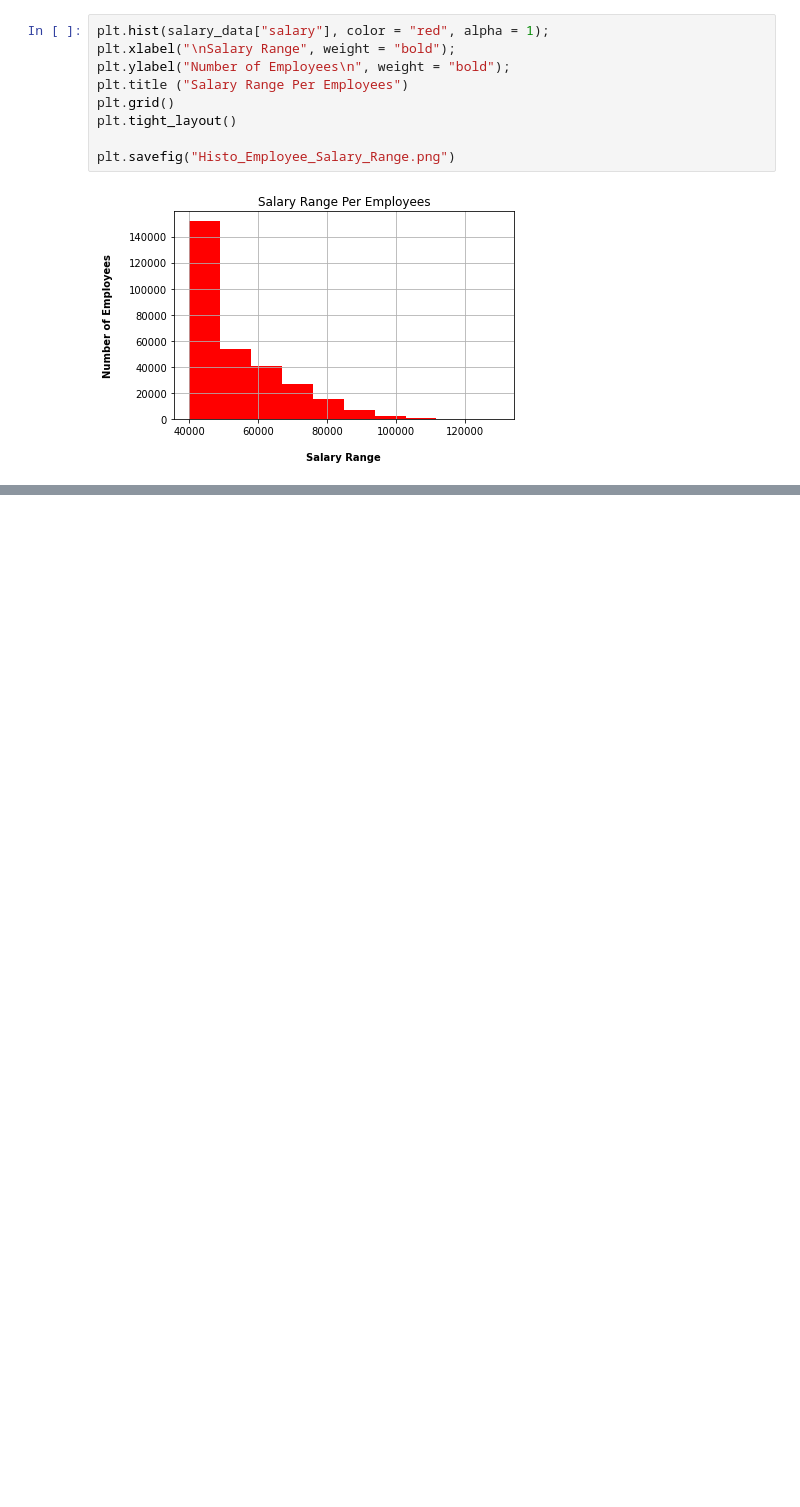
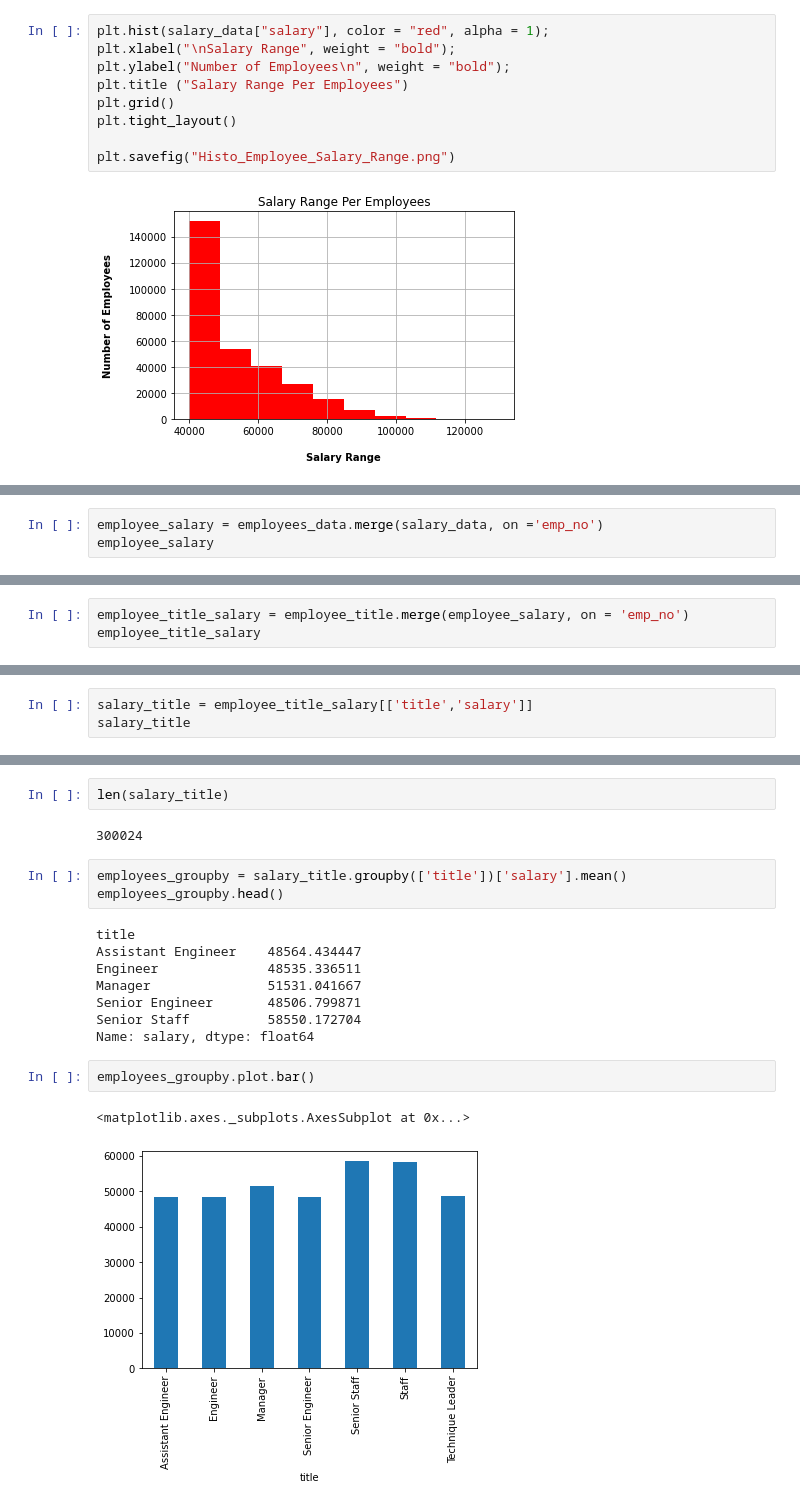
Before and after one commit to Marlyng26/Employee-Analysis, a Jupyter notebook: Bonus.ipynb, the cells around one changed output, grey strips where cells are left out. Drawn from its saved outputs; the diff is of its cells as text; blank space fills up the shorter version.

```diff
--- a/Bonus.ipynb
+++ b/Bonus.ipynb
@@ -53,0 +107,3 @@ salaries_employees.head()
+# %%
+employee_salary = employees_data.merge(salary_data, on ='emp_no')
+employee_salary
@@ -53,0 +124,3 @@ salaries_employees.head()
+# %%
+employee_title_salary = employee_title.merge(employee_salary, on = 'emp_no')
+employee_title_salary
@@ -53,0 +141,3 @@ salaries_employees.head()
+# %%
+salary_title = employee_title_salary[['title','salary']]
+salary_title
@@ -53,0 +158,20 @@ salaries_employees.head()
+# %%
+len(salary_title)
+# %% [output]
+300024
+# %%
+employees_groupby = salary_title.groupby(['title'])['salary'].mean()
+employees_groupby.head()
+# %% [output]
+title
+Assistant Engineer    48564.434447
+Engineer              48535.336511
+Manager               51531.041667
+Senior Engineer       48506.799871
+Senior Staff          58550.172704
+Name: salary, dtype: float64
+# %%
+employees_groupby.plot.bar()
+# %% [output]
+<matplotlib.axes._subplots.AxesSubplot at 0x...>
+[figure, added]
```
Also changed, not shown: parts of 10 cells of this notebook, 3 other files.
